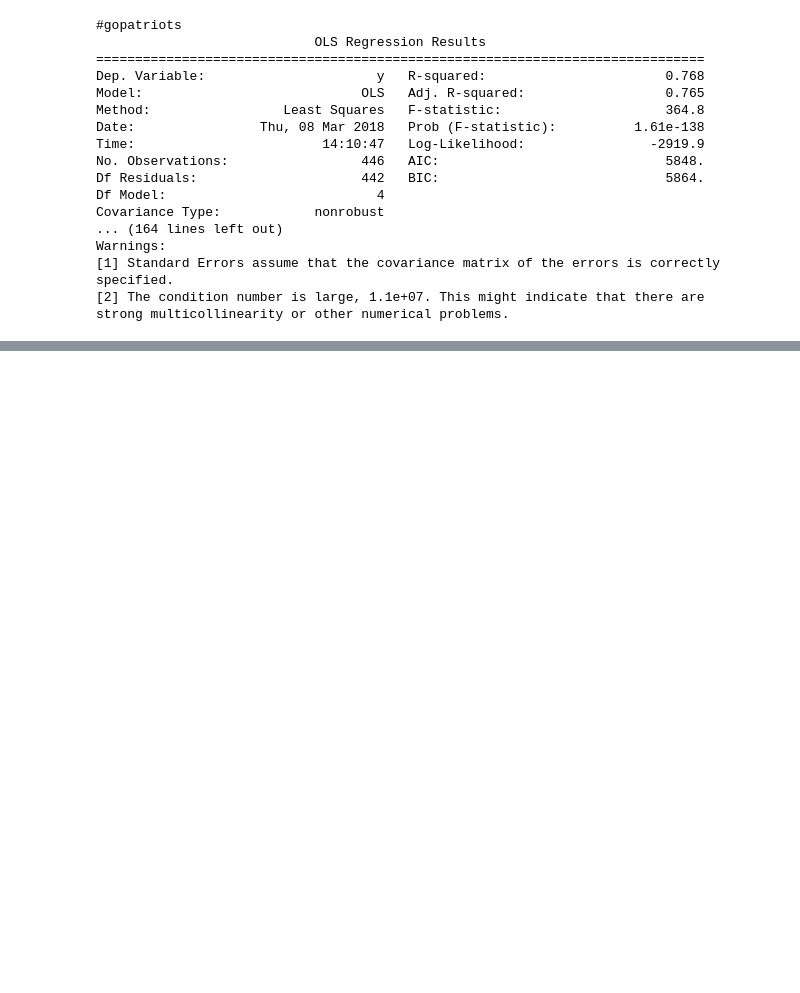
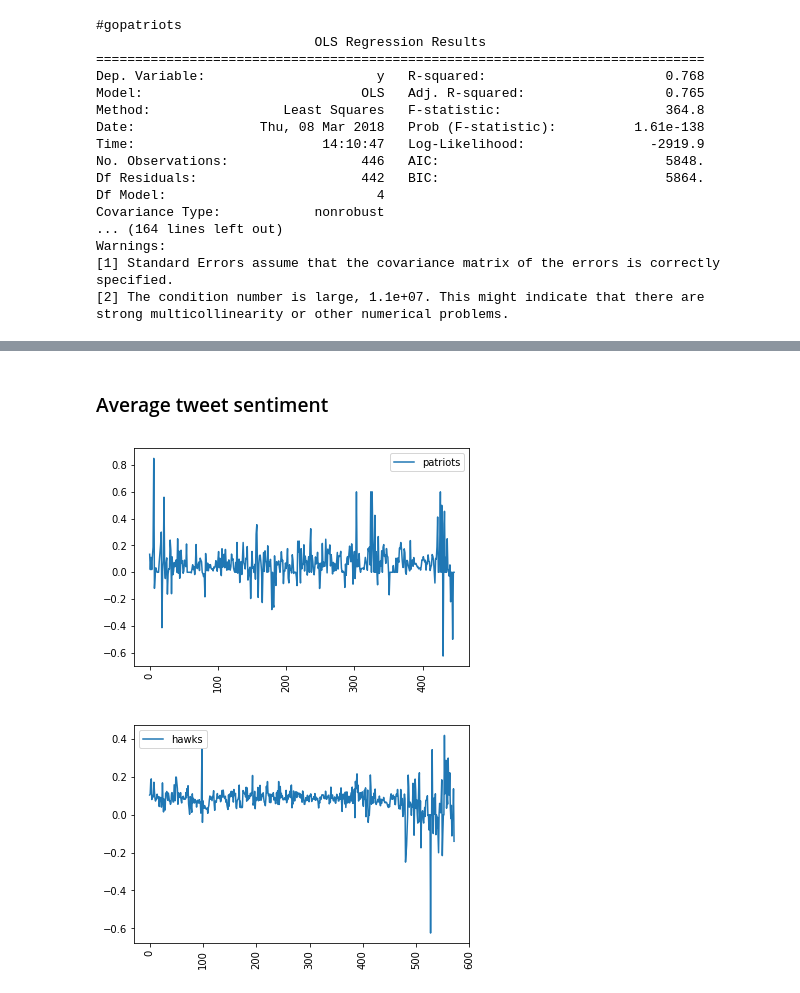
Before and after one commit to TSatyaVasanthReddy/TwitterPopularityPrediction, a Jupyter notebook: code_satya.ipynb, the cells around one changed output, grey strips where cells are left out. Saved outputs shown, nothing was run; the diff lists cells and outputs as text; code cells hidden in the pictures; blank space fills up the shorter version.

```diff
--- a/code_satya.ipynb
+++ b/code_satya.ipynb
@@ -313,0 +377,12 @@ strong multicollinearity or other numerical problems.
+# %% [markdown]
+### Average tweet sentiment
+# %%
+for hashtag in hashtags:
+    plt.title("Average Total Sentiment : subjectivity*polarity")
+    plt.plot([(a/b) for a,b in zip(list(sentiment_map[hashtag]['sentiment']),list(sentiment_map[hashtag]['tweet_id'] ))],label=hashtag)
+    plt.legend()
+    plt.xticks(rotation=90)
+    plt.show()
+# %% [output]
+[figure, added]
+[figure, added]
```
Also changed, not shown: parts of 7 cells of this notebook, 1 other file.
